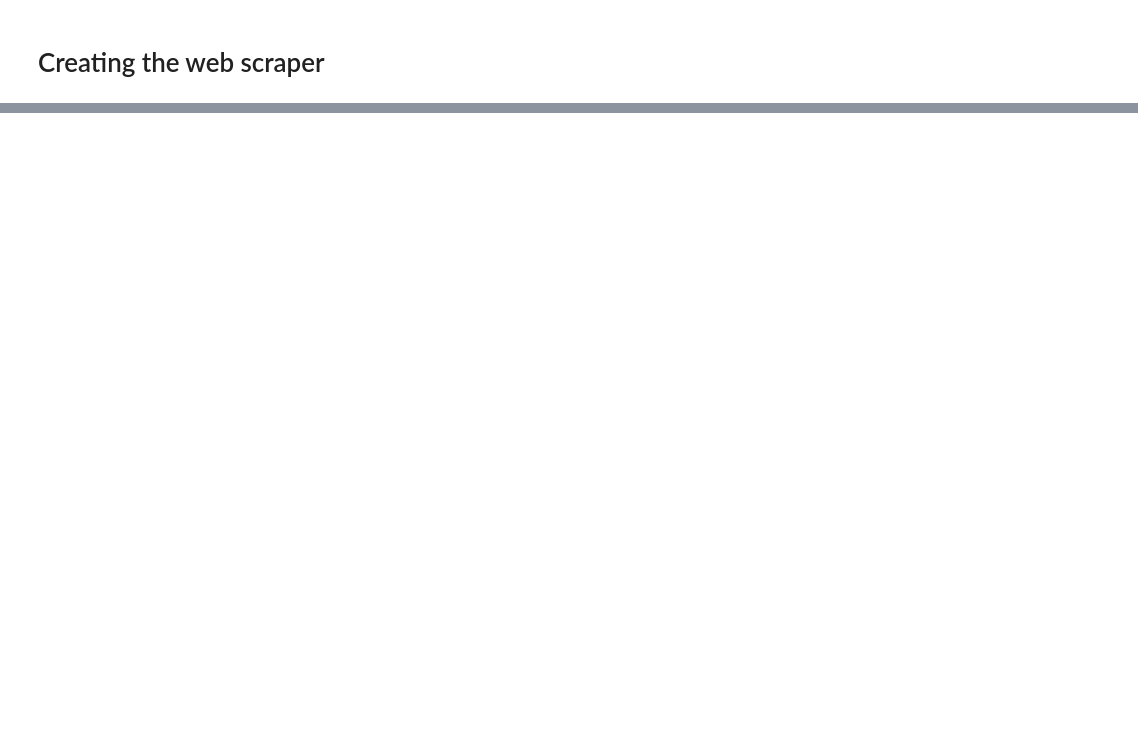
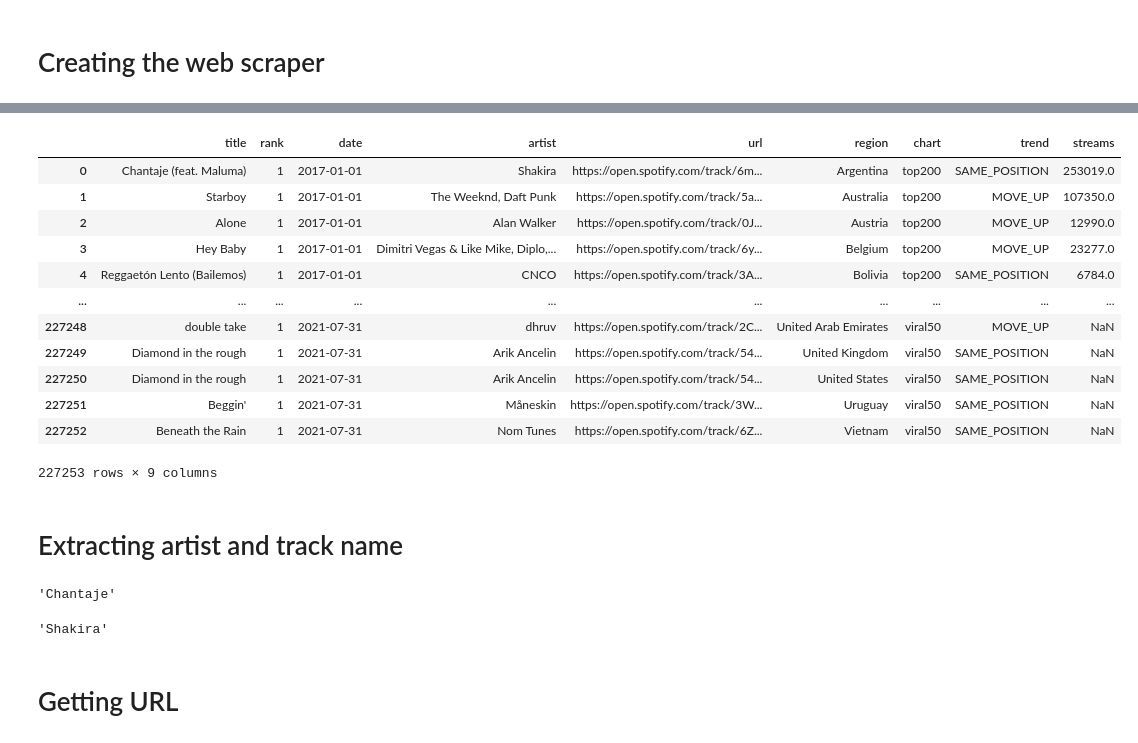
Before and after one commit to HolmQ84/DataScience-ExamProject, a Jupyter notebook: DataScience-SongManagement/JupyterNotebook/Web Scraper for collaborator.ipynb, the cells around one changed output, grey strips where cells are left out. Saved outputs shown, nothing was run; the diff lists cells and outputs as text; code cells hidden in the pictures; blank space fills up the shorter version.

```diff
--- a/DataScience-SongManagement/JupyterNotebook/Web Scraper for collaborator.ipynb
+++ b/DataScience-SongManagement/JupyterNotebook/Web Scraper for collaborator.ipynb
@@ -11,0 +135,18 @@ from bs4 import BeautifulSoup
+# %%
+new_data
+# %% [output]
+|  | title | rank | date | artist | url | region | chart | trend | streams |
+| 0 | Chantaje (feat. Maluma) | 1 | 2017-01-01 | Shakira | https://open.spotify.com/track/6m... | Argentina | top200 | SAME_POSITION | 253019.0 |
+| 1 | Starboy | 1 | 2017-01-01 | The Weeknd, Daft Punk | https://open.spotify.com/track/5a... | Australia | top200 | MOVE_UP | 107350.0 |
+| 2 | Alone | 1 | 2017-01-01 | Alan Walker | https://open.spotify.com/track/0J... | Austria | top200 | MOVE_UP | 12990.0 |
+| 3 | Hey Baby | 1 | 2017-01-01 | Dimitri Vegas & Like Mike, Diplo,... | https://open.spotify.com/track/6y... | Belgium | top200 | MOVE_UP | 23277.0 |
+| 4 | Reggaetón Lento (Bailemos) | 1 | 2017-01-01 | CNCO | https://open.spotify.com/track/3A... | Bolivia | top200 | SAME_POSITION | 6784.0 |
+| ... | ... | ... | ... | ... | ... | ... | ... | ... | ... |
+| 227248 | double take | 1 | 2021-07-31 | dhruv | https://open.spotify.com/track/2C... | United Arab Emirates | viral50 | MOVE_UP | NaN |
+| 227249 | Diamond in the rough | 1 | 2021-07-31 | Arik Ancelin | https://open.spotify.com/track/54... | United Kingdom | viral50 | SAME_POSITION | NaN |
+| 227250 | Diamond in the rough | 1 | 2021-07-31 | Arik Ancelin | https://open.spotify.com/track/54... | United States | viral50 | SAME_POSITION | NaN |
+| 227251 | Beggin' | 1 | 2021-07-31 | Måneskin | https://open.spotify.com/track/3W... | Uruguay | viral50 | SAME_POSITION | NaN |
+| 227252 | Beneath the Rain | 1 | 2021-07-31 | Nom Tunes | https://open.spotify.com/track/6Z... | Vietnam | viral50 | SAME_POSITION | NaN |
+227253 rows × 9 columns
+# %% [markdown]
+# Extracting artist and track name
@@ -11,0 +186,10 @@ from bs4 import BeautifulSoup
+# %%
+get_track_name(98)
+# %% [output]
+'Chantaje'
+# %%
+get_track_artist(98)
+# %% [output]
+'Shakira'
+# %% [markdown]
+# Getting URL
```
Also changed, not shown: parts of 44 cells of this notebook.
